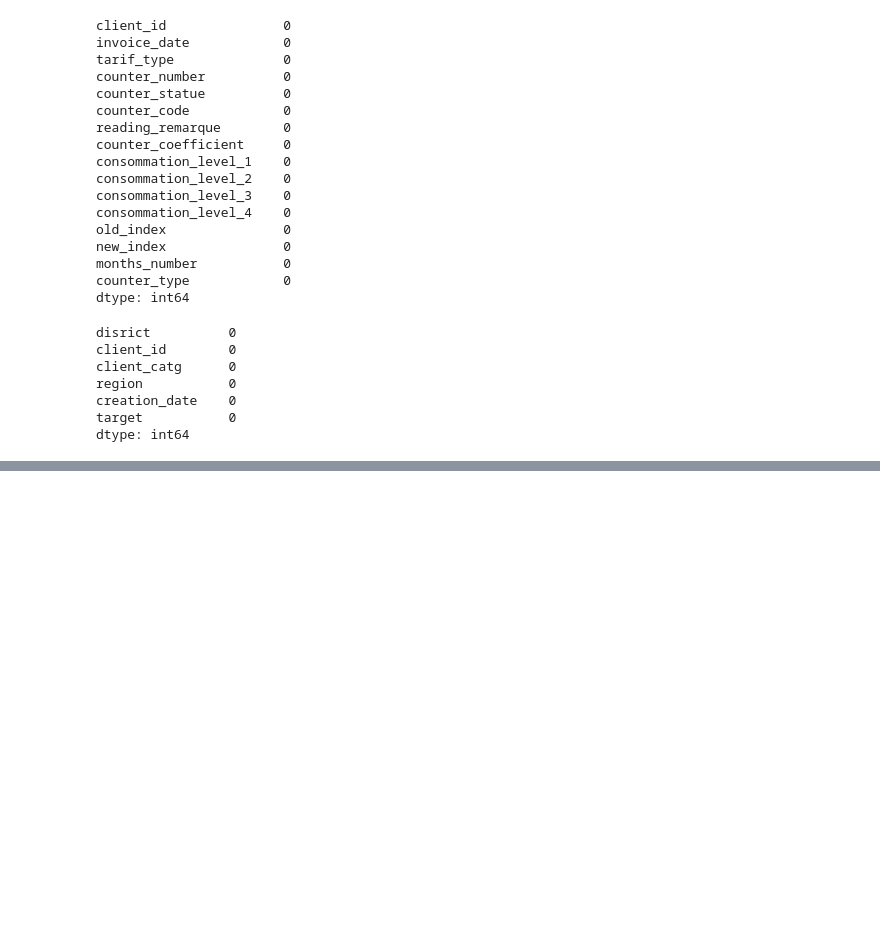
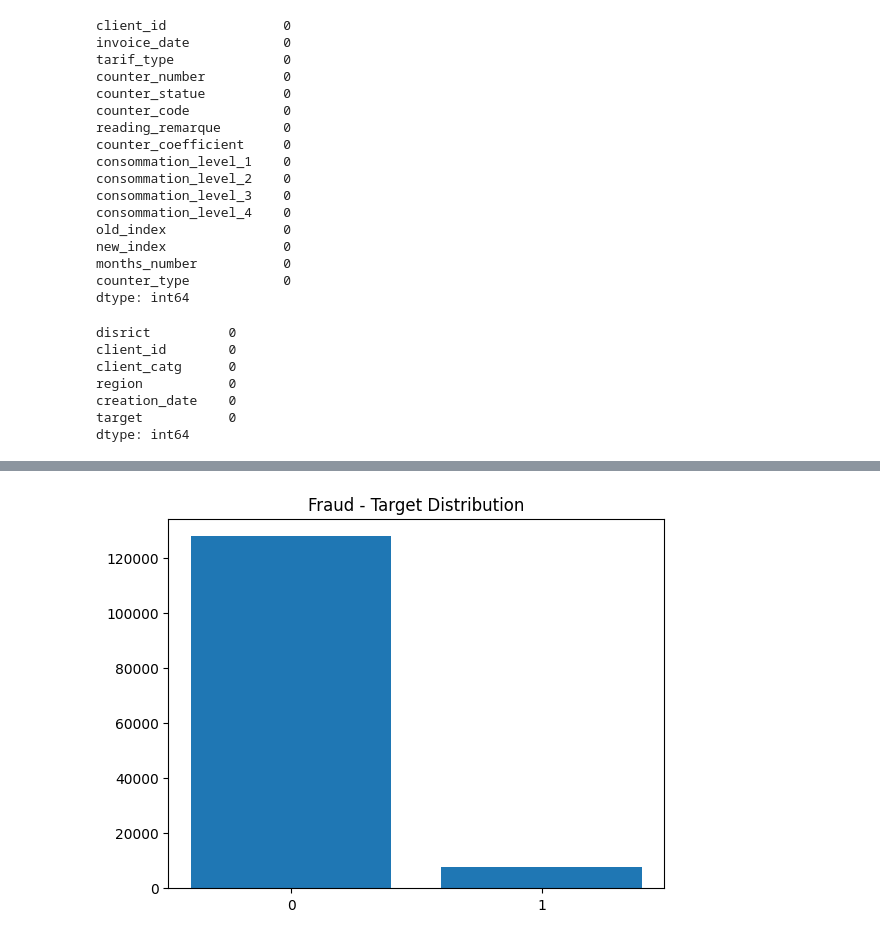
Before and after one commit to Victor-Osei/Fraud-Detection-in-Electricity-and-Gas-Consumption-STEG_Tunisia, a Jupyter notebook: notebook/fraud_detection.ipynb, the cells around one changed output, grey strips where cells are left out. Drawn from its saved outputs; the diff is of its cells as text; code cells hidden in the pictures; blank space fills up the shorter version.

```diff
--- a/notebook/fraud_detection.ipynb
+++ b/notebook/fraud_detection.ipynb
@@ -243,0 +255,8 @@ dtype: int64
+# %%
+#Visualize fraudulent activities
+fraudactivities = client_train.groupby(['target'])['client_id'].count()
+plt.bar(x=fraudactivities.index, height=fraudactivities.values, tick_label = [0,1])
+plt.title('Fraud - Target Distribution')
+plt.show()
+# %% [output]
+[figure, added]
```
Also changed, not shown: parts of 3 cells of this notebook.
